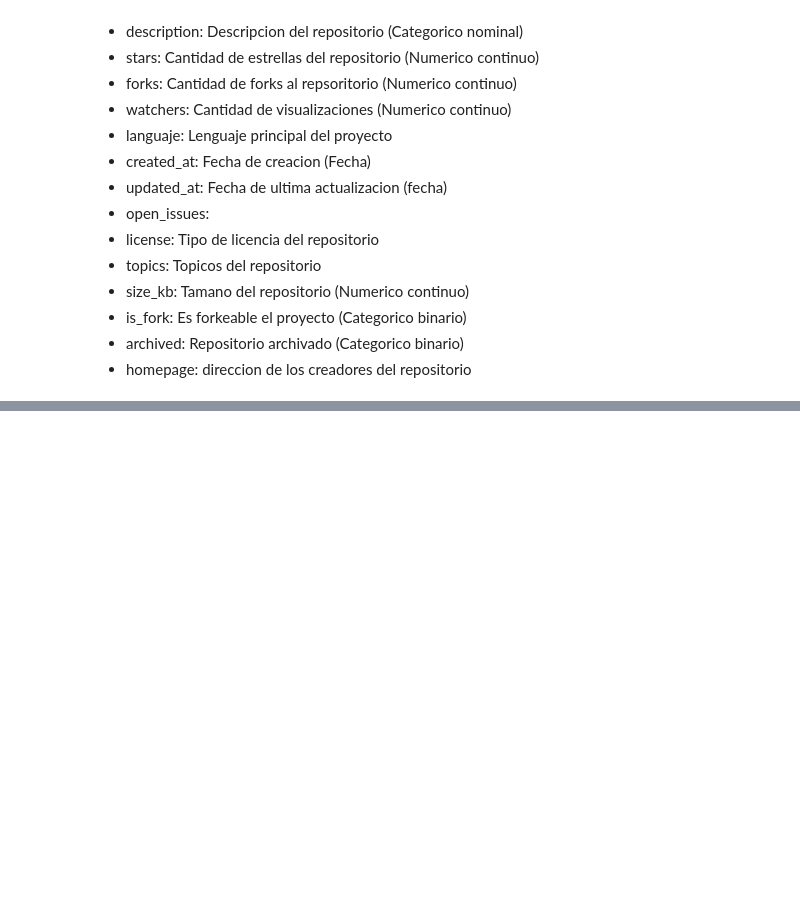
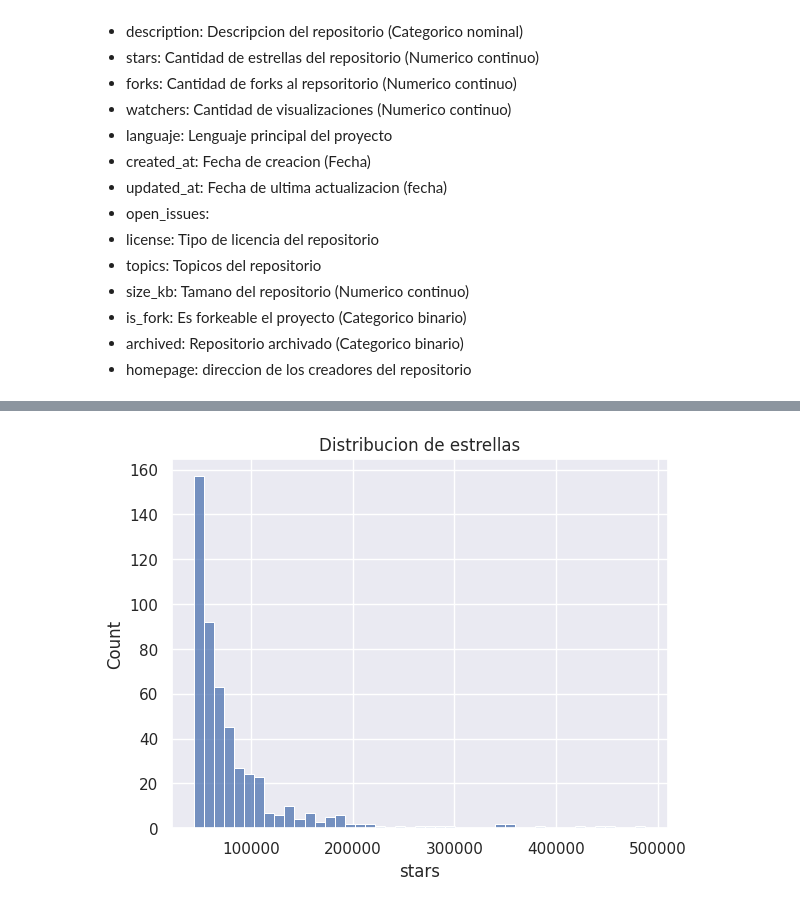
Before and after one commit to AidamZzzZ/github-repos-analysis, a Jupyter notebook: notebooks/analisis.ipynb, the cells around one changed output, grey strips where cells are left out. Cells and saved outputs as stored; diff of their text form; code cells hidden in the pictures; blank space fills up the shorter version.

```diff
--- a/notebooks/analisis.ipynb
+++ b/notebooks/analisis.ipynb
@@ -3,5 +3,7 @@ import matplotlib.pyplot as plt
 import pandas as pd
 import numpy as np
 import seaborn as sns
+
+sns.set_theme()
 # %%
 github_data = pd.read_csv('/home/aidam/Desktop/github-repo-analysis/data/GitHub_Top_500_Repos_By_Stars.csv')
@@ -32,3 +75,10 @@ github_data.head()
 | 2 | freeCodeCamp | freeCodeCamp/freeCodeCamp | freeCodeCamp.org's open-source co... | 442227 | 44188 | 442227 | TypeScript | 2014-12-24T17:49:19Z | 2026-04-08T22:09:14Z | ... |
 | 3 | public-apis | public-apis/public-apis | A collective list of free APIs | 420261 | 45730 | 420261 | Python | 2016-03-20T23:49:42Z | 2026-04-08T22:11:51Z | ... |
 | 4 | free-programming-books | EbookFoundation/free-programming-... | :books: Freely available programm... | 385203 | 66095 | 385203 | Python | 2013-10-11T06:50:37Z | 2026-04-08T22:10:37Z | ... |
+# %%
+# distribucion de estrellas
+sns.histplot(github_data['stars'])
+plt.title("Distribucion de estrellas")
+plt.show()
+# %% [output]
+[figure, added]
```
Also changed, not shown: parts of 29 cells of this notebook.
